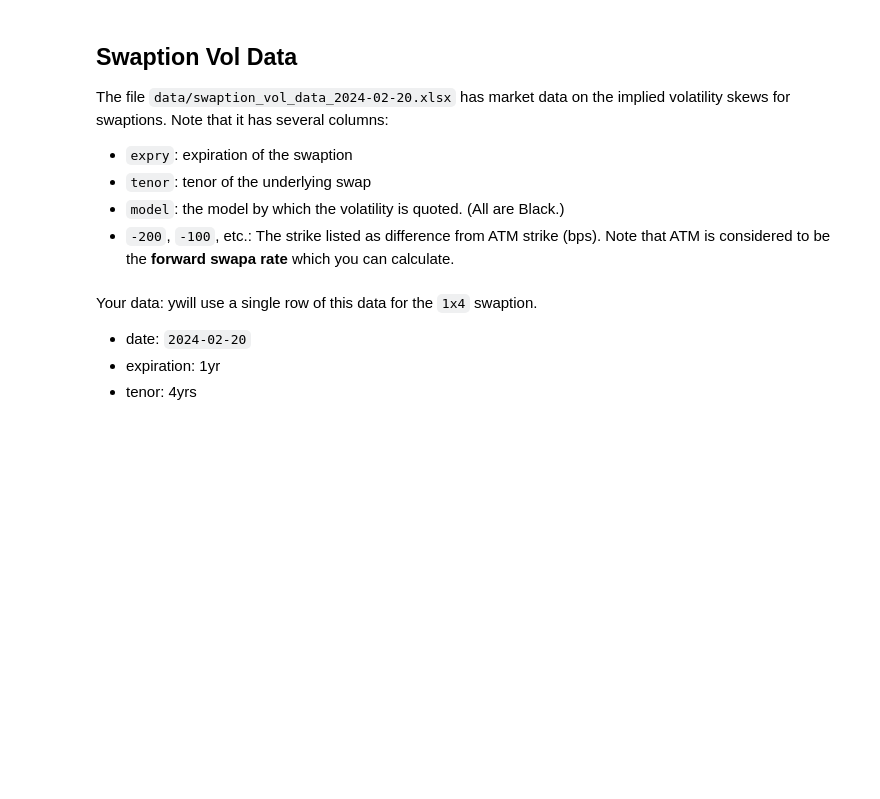
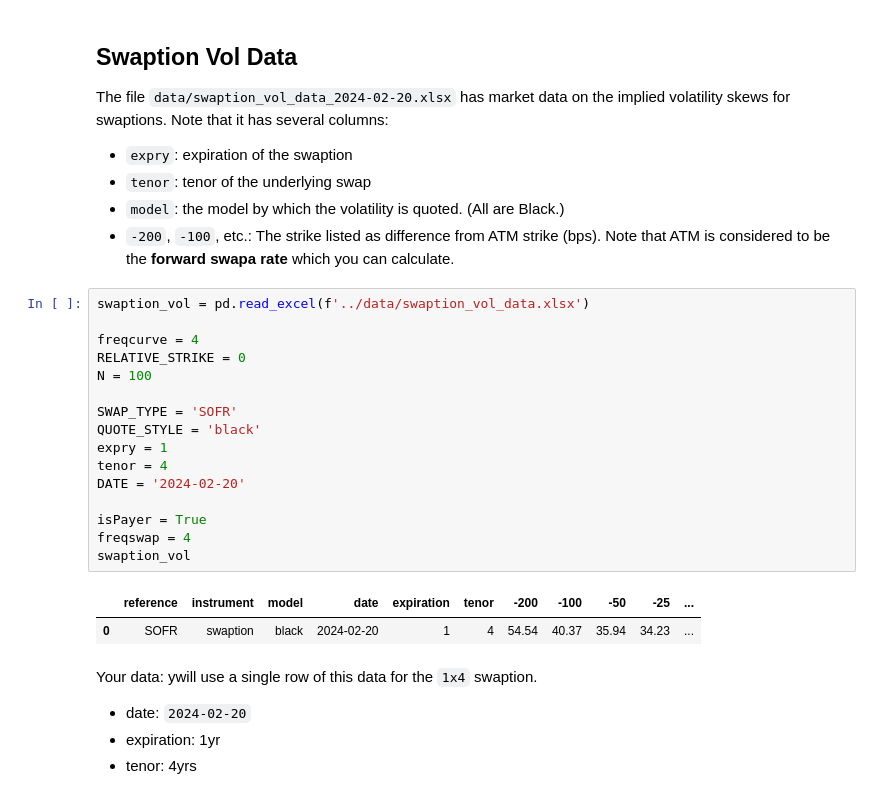
Before and after one commit to nicklewis-16/finm-fiderivs-2024, a Jupyter notebook: homework/Homework 3.ipynb, the cells around one changed output. Drawn from its saved outputs; the diff is of its cells as text; blank space fills up the shorter version.

```diff
--- a/homework/Homework 3.ipynb
+++ b/homework/Homework 3.ipynb
@@ -16,6 +54,25 @@ The file `data/swaption_vol_data_2024-02-20.xlsx` has market data on the implied
 * `tenor`: tenor of the underlying swap
 * `model`: the model by which the volatility is quoted. (All are Black.)
 * `-200`, `-100`, etc.: The strike listed as difference from ATM strike (bps). Note that ATM is considered to be the **forward swapa rate** which you can calculate.
+# %%
+swaption_vol = pd.read_excel(f'../data/swaption_vol_data.xlsx')
+
+freqcurve = 4
+RELATIVE_STRIKE = 0
+N = 100
+
+SWAP_TYPE = 'SOFR'
+QUOTE_STYLE = 'black'
+expry = 1
+tenor = 4
+DATE = '2024-02-20'
+
+isPayer = True
+freqswap = 4
+swaption_vol
+# %% [output]
+|  | reference | instrument | model | date | expiration | tenor | -200 | -100 | -50 | -25 | ... |
+| 0 | SOFR | swaption | black | 2024-02-20 | 1 | 4 | 54.54 | 40.37 | 35.94 | 34.23 | ... |
 # %% [markdown]
 Your data: ywill use a single row of this data for the `1x4` swaption.
 * date: `2024-02-20`
```
Also changed, not shown: parts of 13 cells of this notebook, 6 other files.
